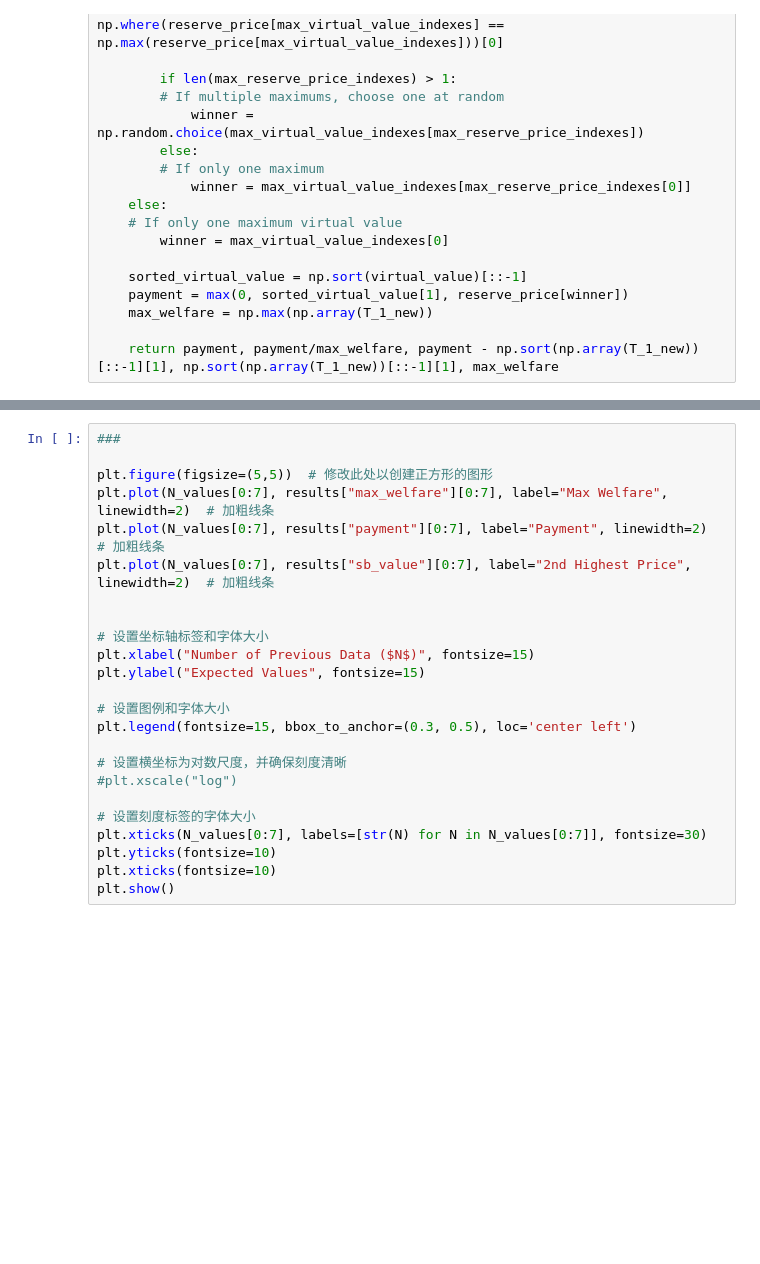
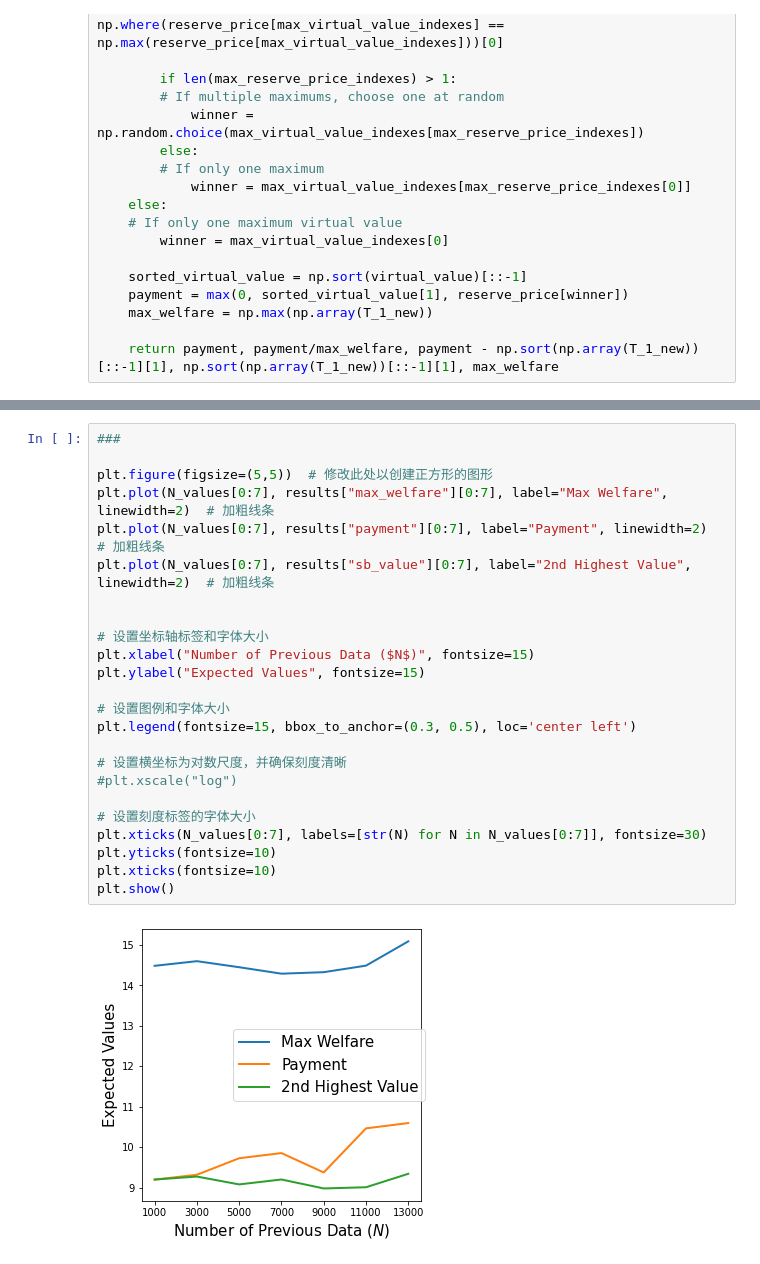
Before and after one commit to JialeHan22/Conformal-Online-Auction-Design, a Jupyter notebook: simulation_high_2.ipynb, the cells around one changed output, grey strips where cells are left out. Drawn from its saved outputs; the diff is of its cells as text; blank space fills up the shorter version.

```diff
--- a/simulation_high_2.ipynb
+++ b/simulation_high_2.ipynb
@@ -436,27 +507,29 @@ for N in N_values:
 # %%
 ###
 
 plt.figure(figsize=(5,5))  # 修改此处以创建正方形的图形
 plt.plot(N_values[0:7], results["max_welfare"][0:7], label="Max Welfare", linewidth=2)  # 加粗线条
 plt.plot(N_values[0:7], results["payment"][0:7], label="Payment", linewidth=2)  # 加粗线条
-plt.plot(N_values[0:7], results["sb_value"][0:7], label="2nd Highest Price", linewidth=2)  # 加粗线条
+plt.plot(N_values[0:7], results["sb_value"][0:7], label="2nd Highest Value", linewidth=2)  # 加粗线条
 
 
 # 设置坐标轴标签和字体大小
 plt.xlabel("Number of Previous Data ($N$)", fontsize=15)
 plt.ylabel("Expected Values", fontsize=15)
 
 # 设置图例和字体大小
 plt.legend(fontsize=15, bbox_to_anchor=(0.3, 0.5), loc='center left')
 
 # 设置横坐标为对数尺度，并确保刻度清晰
 #plt.xscale("log")
 
 # 设置刻度标签的字体大小
 plt.xticks(N_values[0:7], labels=[str(N) for N in N_values[0:7]], fontsize=30)
 plt.yticks(fontsize=10)
 plt.xticks(fontsize=10)
 plt.show()
+# %% [output]
+[figure, added]
 # %%
 
 np.random.seed(1)
```
Also changed, not shown: parts of 8 cells of this notebook.
